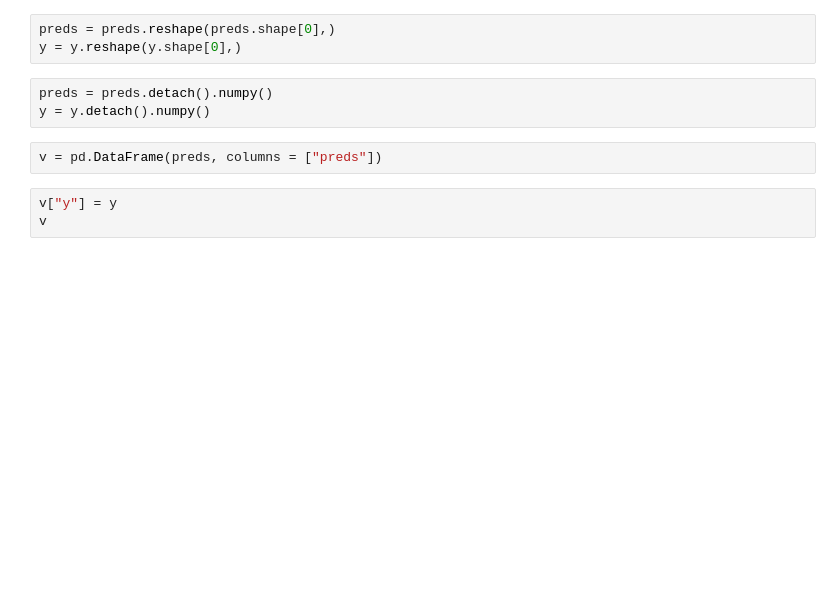
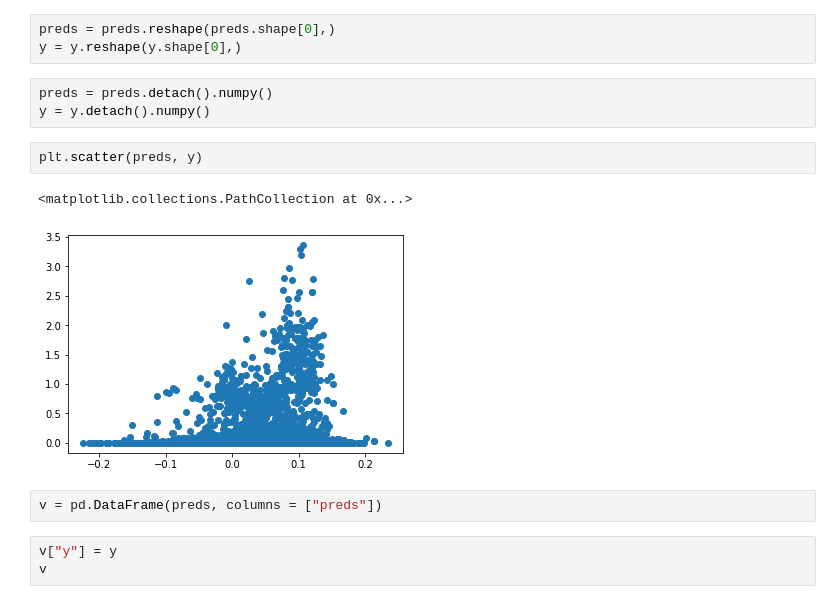
Before and after one commit to meganhfowler/CRISPR-Project, a Jupyter notebook: notebooks/Model 1.ipynb, the cells around one changed output. Cells and saved outputs as stored; diff of their text form; blank space fills up the shorter version.

```diff
--- a/notebooks/Model 1.ipynb
+++ b/notebooks/Model 1.ipynb
@@ -157,6 +139,11 @@ y = y.reshape(y.shape[0],)
 # %%
 preds = preds.detach().numpy()
 y = y.detach().numpy()
+# %%
+plt.scatter(preds, y)
+# %% [output]
+<matplotlib.collections.PathCollection at 0x...>
+[figure, added]
 # %%
 v = pd.DataFrame(preds, columns = ["preds"])
 # %%
```
Also changed, not shown: parts of 9 cells of this notebook, 5 other files.
